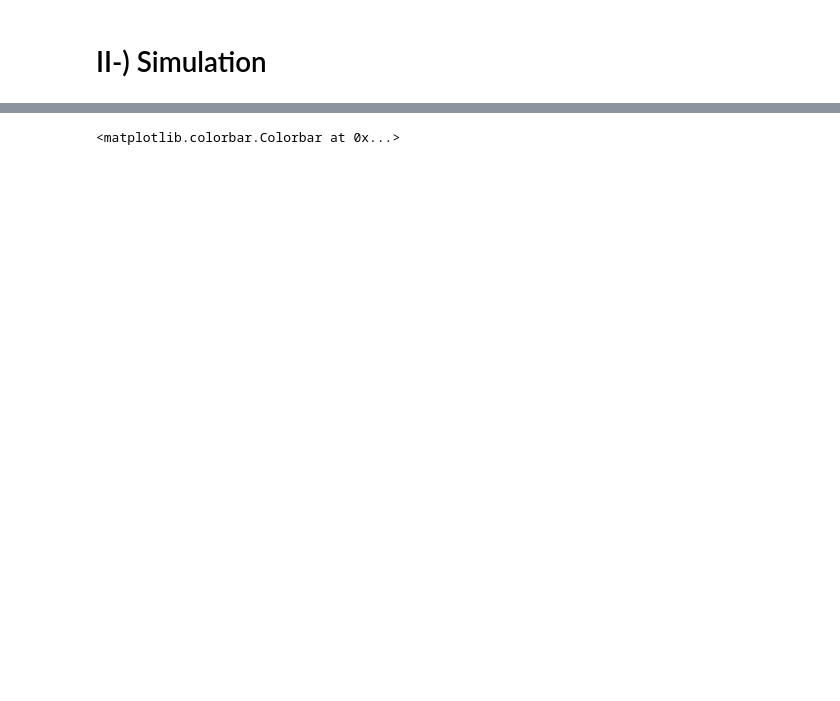
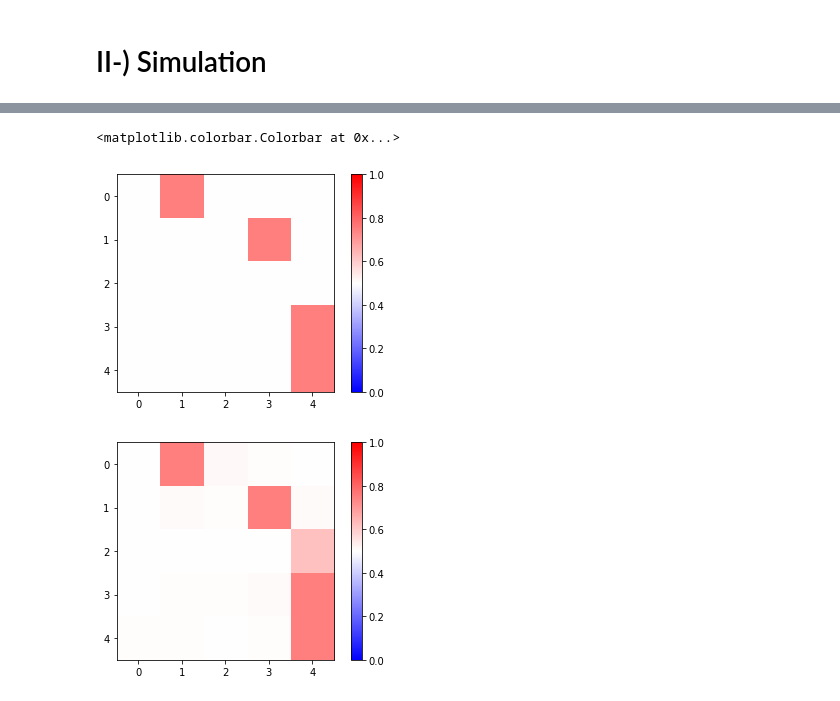
Before and after one commit to are-mipiA1A2/Fake-news, a Jupyter notebook: CLEAN CODE - physique+distance.ipynb, the cells around one changed output, grey strips where cells are left out. Drawn from its saved outputs; the diff is of its cells as text; code cells hidden in the pictures; blank space fills up the shorter version.

```diff
--- a/CLEAN CODE - physique+distance.ipynb
+++ b/CLEAN CODE - physique+distance.ipynb
@@ -902,15 +909,17 @@ im=plt.imshow(Opinions_end,cmap='binary',vmin=0,vmax=1)
 # %%
 #Affichage des convictions de départ
-Convictions_start=Simulation_p[0]
+Convictions_start=Simu_p_finale[0]
 fig=plt.figure()
 im=plt.imshow(Convictions_start,cmap='bwr',vmin=0,vmax=1)
 plt.colorbar()
 
 #Affichage des convictions de fin de simulation
 
-Convictions_end=Simulation_p[-1]
+Convictions_end=Simu_p_finale[-1]
 fig=plt.figure()
 im=plt.imshow(Convictions_end,cmap='bwr',vmin=0,vmax=1)
 plt.colorbar()
 # %% [output]
 <matplotlib.colorbar.Colorbar at 0x...>
+[figure, added]
+[figure, added]
```
Also changed, not shown: parts of 15 cells of this notebook.
